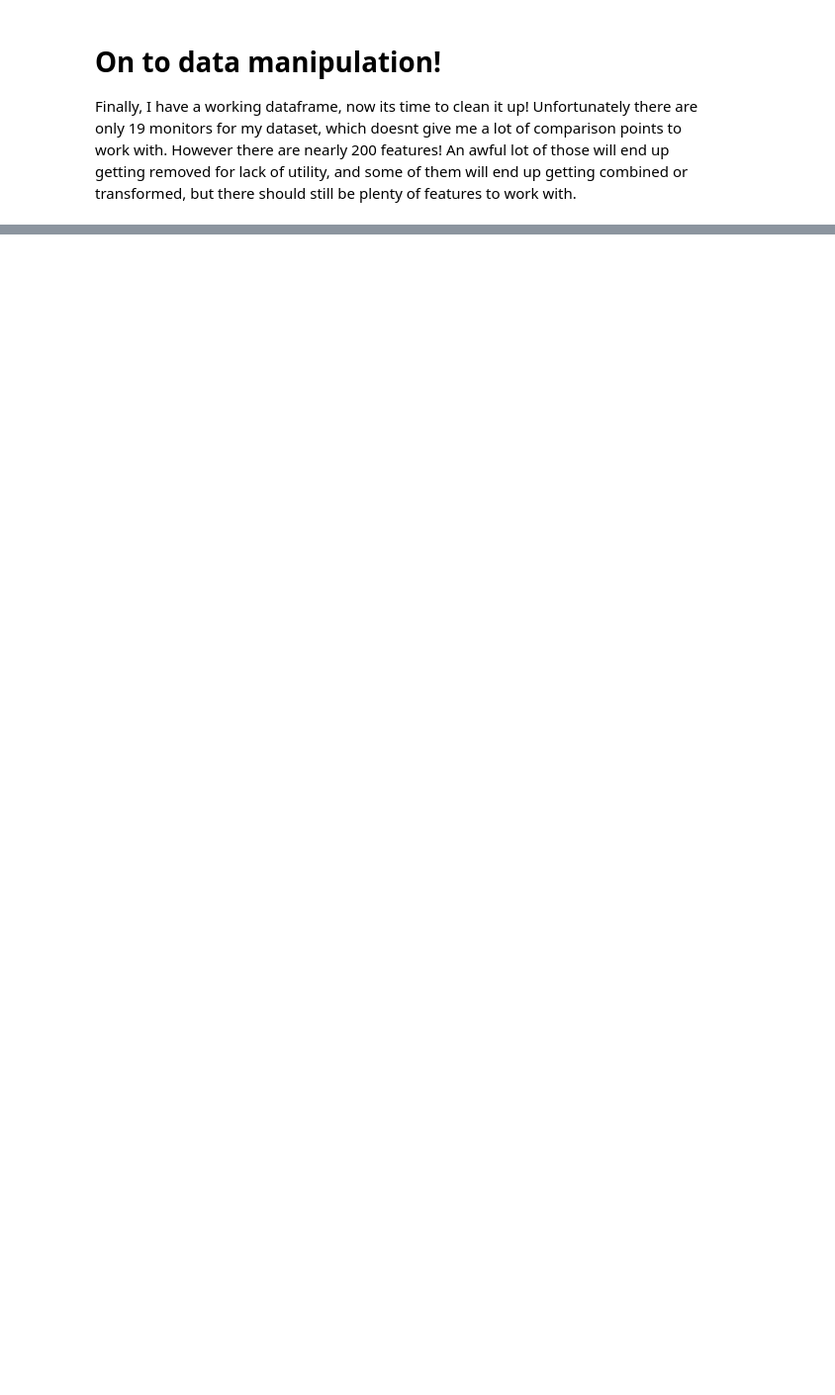
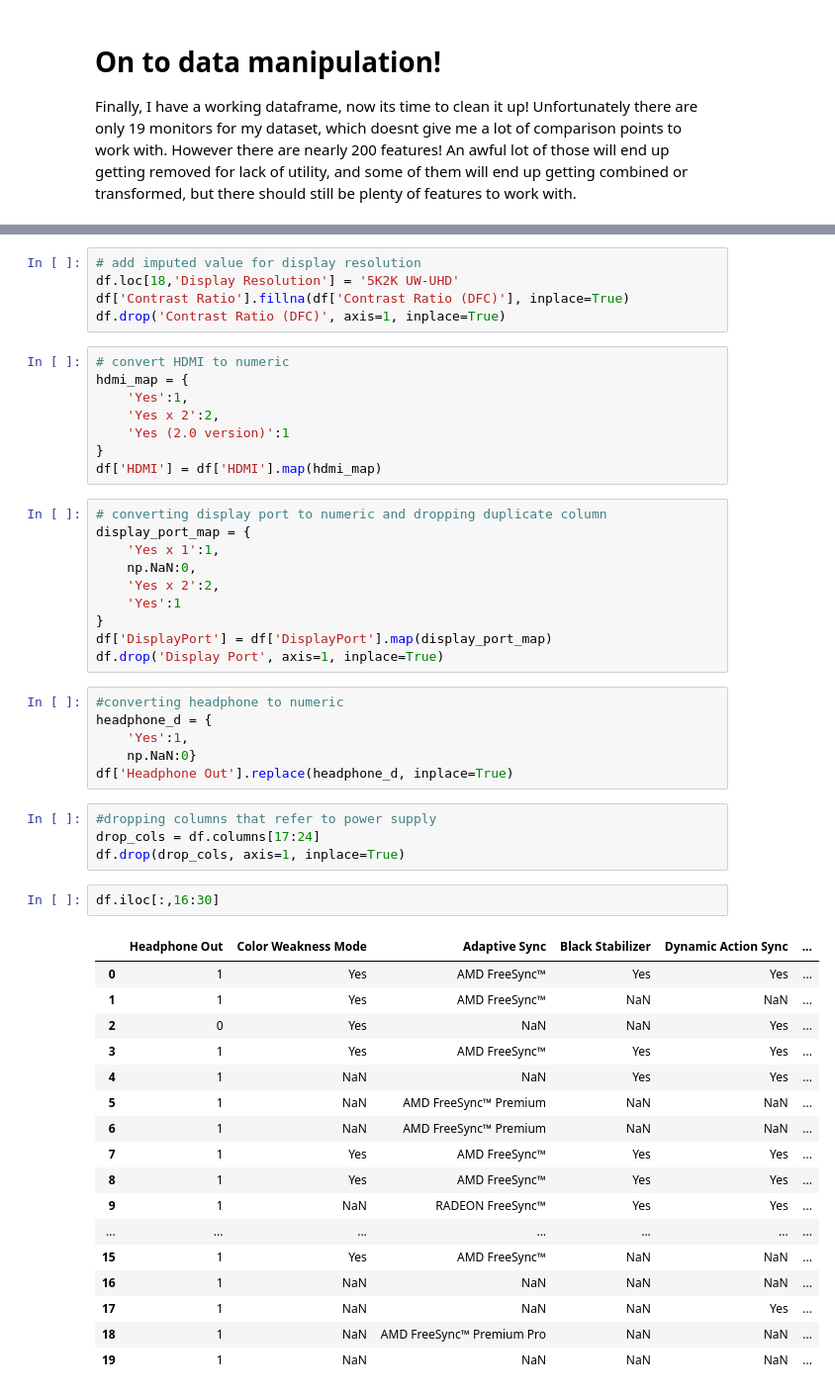
Before and after one commit to nathaniel-j/monitorization, a Jupyter notebook: monitorization.ipynb, the cells around one changed output, grey strips where cells are left out. Shown: that part at 99% size. Saved outputs shown, nothing was run; the diff lists cells and outputs as text; blank space fills up the shorter version.

```diff
--- a/monitorization.ipynb
+++ b/monitorization.ipynb
@@ -224,0 +299,53 @@ Finally, I have a working dataframe, now its time to clean it up! Unfortunately
+# %%
+# add imputed value for display resolution
+df.loc[18,'Display Resolution'] = '5K2K UW-UHD'
+df['Contrast Ratio'].fillna(df['Contrast Ratio (DFC)'], inplace=True)
+df.drop('Contrast Ratio (DFC)', axis=1, inplace=True)
+# %%
+# convert HDMI to numeric
+hdmi_map = {
+    'Yes':1,
+    'Yes x 2':2,
+    'Yes (2.0 version)':1
+}
+df['HDMI'] = df['HDMI'].map(hdmi_map)
+# %%
+# converting display port to numeric and dropping duplicate column
+display_port_map = {
+    'Yes x 1':1,
+    np.NaN:0,
+    'Yes x 2':2,
+    'Yes':1
+}
+df['DisplayPort'] = df['DisplayPort'].map(display_port_map)
+df.drop('Display Port', axis=1, inplace=True)
+# %%
+#converting headphone to numeric
+headphone_d = {
+    'Yes':1,
+    np.NaN:0}
+df['Headphone Out'].replace(headphone_d, inplace=True)
+# %%
+#dropping columns that refer to power supply
+drop_cols = df.columns[17:24]
+df.drop(drop_cols, axis=1, inplace=True)
+# %%
+df.iloc[:,16:30]
+# %% [output]
+|  | Headphone Out | Color Weakness Mode | Adaptive Sync | Black Stabilizer | Dynamic Action Sync | ... |
+| 0 | 1 | Yes | AMD FreeSync™ | Yes | Yes | ... |
+| 1 | 1 | Yes | AMD FreeSync™ | NaN | NaN | ... |
+| 2 | 0 | Yes | NaN | NaN | Yes | ... |
+| 3 | 1 | Yes | AMD FreeSync™ | Yes | Yes | ... |
+| 4 | 1 | NaN | NaN | Yes | Yes | ... |
+| 5 | 1 | NaN | AMD FreeSync™ Premium | NaN | NaN | ... |
+| 6 | 1 | NaN | AMD FreeSync™ Premium | NaN | NaN | ... |
+| 7 | 1 | Yes | AMD FreeSync™ | Yes | Yes | ... |
+| 8 | 1 | Yes | AMD FreeSync™ | Yes | Yes | ... |
+| 9 | 1 | NaN | RADEON FreeSync™ | Yes | Yes | ... |
+| ... | ... | ... | ... | ... | ... | ... |
+| 15 | 1 | Yes | AMD FreeSync™ | NaN | NaN | ... |
+| 16 | 1 | NaN | NaN | NaN | NaN | ... |
+| 17 | 1 | NaN | NaN | NaN | Yes | ... |
+| 18 | 1 | NaN | AMD FreeSync™ Premium Pro | NaN | NaN | ... |
+| 19 | 1 | NaN | NaN | NaN | NaN | ... |
```
Also changed, not shown: parts of 16 cells of this notebook.
